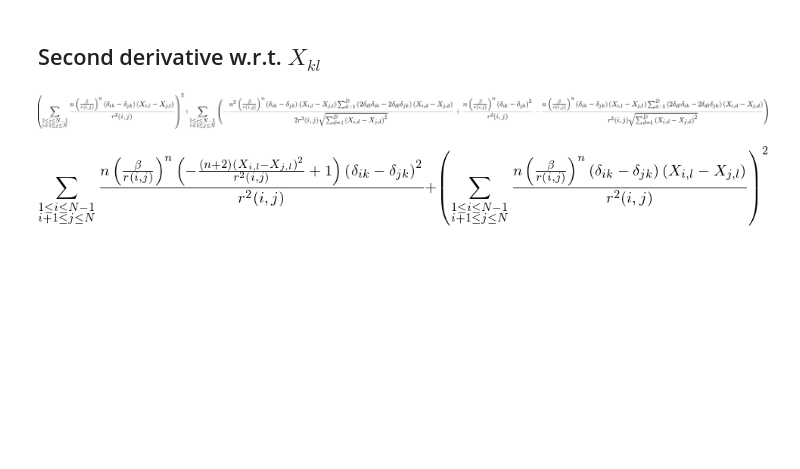
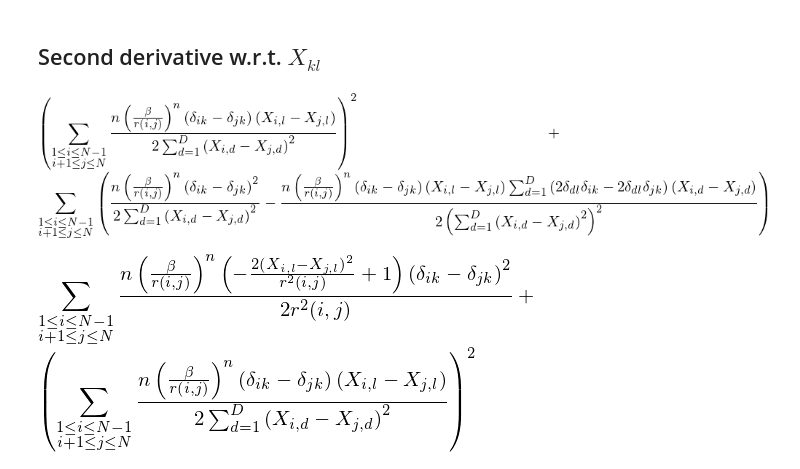
Before and after one commit to bsamseth/qflow, a Jupyter notebook: scripts/Jastrow-McMillian.ipynb, the cells around one changed output. Drawn from its saved outputs; the diff is of its cells as text; code cells hidden in the pictures; blank space fills up the shorter version.

```diff
--- a/scripts/Jastrow-McMillian.ipynb
+++ b/scripts/Jastrow-McMillian.ipynb
@@ -63,11 +63,11 @@ dlogJ_dXkl
 # %%
 # Manually simplify the above:
 dlogJ_dXkl = Sum(
-    n
+    n / 2
     * (beta / r(i, j)) ** n
     * (KroneckerDelta(k, i) - KroneckerDelta(k, j))
     * (X[i, l] - X[j, l])
-    / (r(i, j) ** 2),
+    / (r(i, j).doit() ** 2),
     (i, 1, N - 1),
     (j, i + 1, N),
 )
@@ -80,18 +80,18 @@ dlogJ_dXkl
 d2J_dXkl2 = dlogJ_dXkl ** 2 + diff(dlogJ_dXkl, X[k, l], 1)
 d2J_dXkl2
 # %% [output]
-[figure, old version]
+[figure, new version]
 # %%
 # Manually simplify the above:
 d2J_dXkl2 = dlogJ_dXkl ** 2 + Sum(
-    n
+    n / 2
     * (beta / r(i, j)) ** n
     / (r(i, j) ** 2)
     * (KroneckerDelta(k, i) - KroneckerDelta(k, j)) ** 2
-    * (1 - (n + 2) / (r(i, j) ** 2) * (X[i, l] - X[j, l]) ** 2),
+    * (1 - 2 * (X[i, l] - X[j, l]) ** 2 / (r(i, j) ** 2)   ),
     (i, 1, N - 1),
     (j, i + 1, N),
 )
 d2J_dXkl2
 # %% [output]
-[figure, old version]
+[figure, new version]
```
Also changed, not shown: parts of 2 cells of this notebook.
